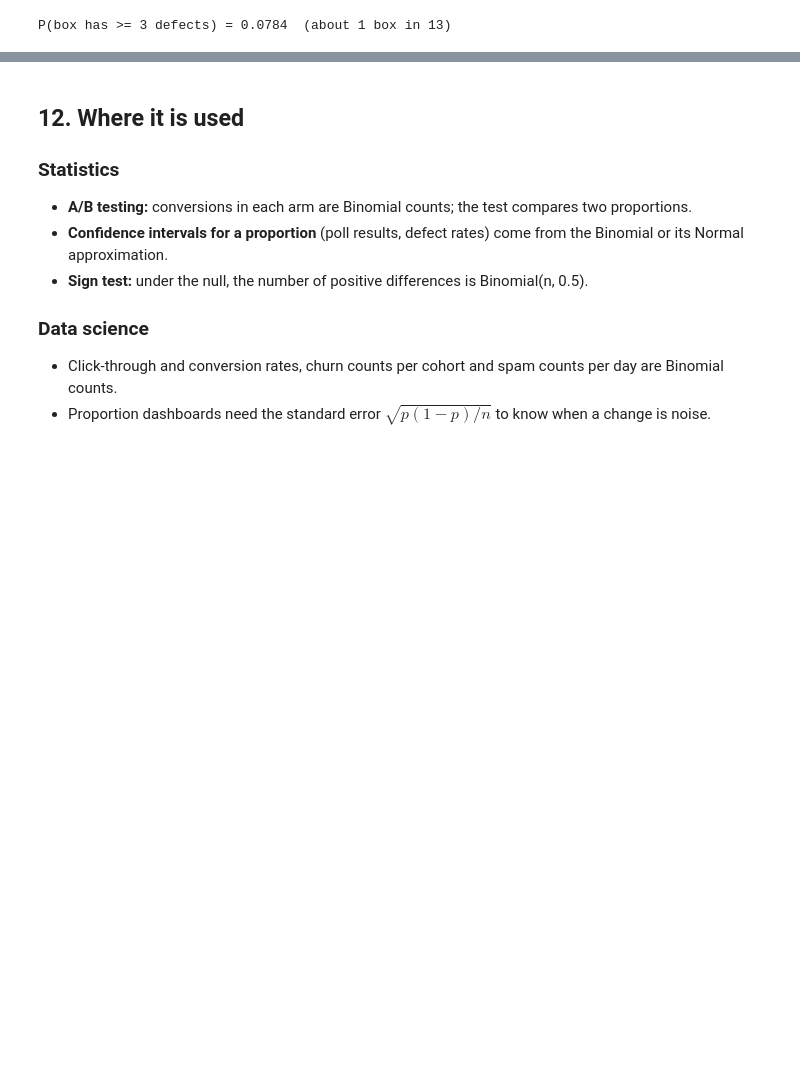
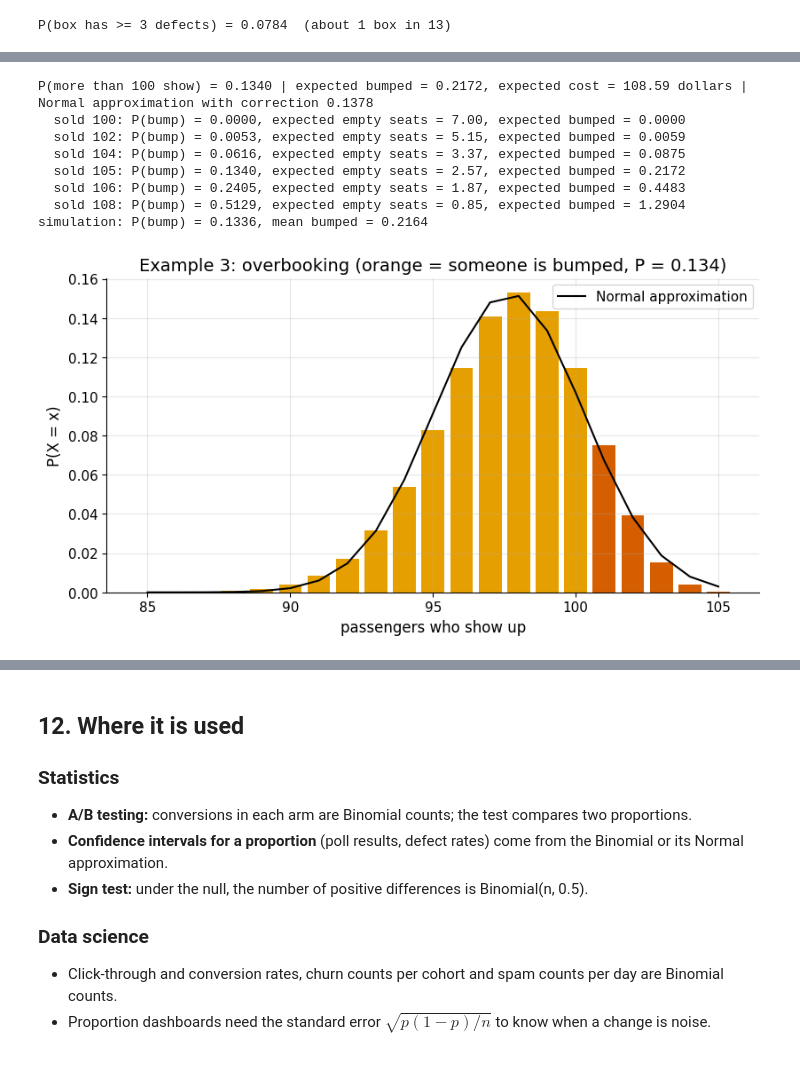
Before and after one commit to AhmedMostafaAttiaaa/distributions-irl, a Jupyter notebook: module_01_discrete/notebooks/01_01_bernoulli_binomial.ipynb, the cells around one changed output, grey strips where cells are left out. Drawn from its saved outputs; the diff is of its cells as text; code cells hidden in the pictures; blank space fills up the shorter version.

```diff
--- a/module_01_discrete/notebooks/01_01_bernoulli_binomial.ipynb
+++ b/module_01_discrete/notebooks/01_01_bernoulli_binomial.ipynb
@@ -462,0 +534,28 @@ P(box has >= 3 defects) = 0.0784  (about 1 box in 13)
+# %%
+n_b, p_b, seats_b = 105, 0.93, 100
+pm_b = stats.binom(n_b, p_b)
+p_over = pm_b.sf(seats_b); ks_b = np.arange(seats_b + 1, n_b + 1)
+exp_bumped = np.sum((ks_b - seats_b) * pm_b.pmf(ks_b)); cost_b = 500 * exp_bumped
+p_norm_b = stats.norm.sf(seats_b + 0.5, n_b * p_b, np.sqrt(n_b * p_b * (1 - p_b)))
+print(f"P(more than 100 show) = {p_over:.4f} | expected bumped = {exp_bumped:.4f}, expected cost = {cost_b:.2f} dollars | Normal approximation with correction {p_norm_b:.4f}")
+for sold in (100, 102, 104, 105, 106, 108):
+    dsold = stats.binom(sold, p_b); k_ = np.arange(seats_b + 1, sold + 1)
+    print(f"  sold {sold}: P(bump) = {dsold.sf(seats_b):.4f}, expected empty seats = {np.sum((seats_b - np.arange(0, seats_b + 1)) * dsold.pmf(np.arange(0, seats_b + 1))):.2f}, expected bumped = {np.sum((k_ - seats_b) * dsold.pmf(k_)) if len(k_) else 0:.4f}")
+assert abs(p_over - 0.14) < 0.02 and abs(p_norm_b - p_over) < 0.03
+shows_b = np.random.default_rng(8).binomial(n_b, p_b, 500_000)
+print(f"simulation: P(bump) = {np.mean(shows_b > seats_b):.4f}, mean bumped = {np.mean(np.maximum(shows_b - seats_b, 0)):.4f}")
+assert abs(np.mean(shows_b > seats_b) - p_over) < 0.004
+xs_b = np.arange(85, 106); fig, ax = plt.subplots(figsize=(9.5, 4.6))
+ax.bar(xs_b, pm_b.pmf(xs_b), color=[SIM if x <= seats_b else HIGHLIGHT for x in xs_b]); ax.plot(xs_b, stats.norm.pdf(xs_b, n_b * p_b, np.sqrt(n_b * p_b * (1 - p_b))), color="black", label="Normal approximation")
+ax.set_xlabel("passengers who show up"); ax.set_ylabel("P(X = x)"); ax.set_title(f"Example 3: overbooking (orange = someone is bumped, P = {p_over:.3f})"); ax.legend()
+plt.show()
+# %% [output]
+P(more than 100 show) = 0.1340 | expected bumped = 0.2172, expected cost = 108.59 dollars | Normal approximation with correction 0.1378
+  sold 100: P(bump) = 0.0000, expected empty seats = 7.00, expected bumped = 0.0000
+  sold 102: P(bump) = 0.0053, expected empty seats = 5.15, expected bumped = 0.0059
+  sold 104: P(bump) = 0.0616, expected empty seats = 3.37, expected bumped = 0.0875
+  sold 105: P(bump) = 0.1340, expected empty seats = 2.57, expected bumped = 0.2172
+  sold 106: P(bump) = 0.2405, expected empty seats = 1.87, expected bumped = 0.4483
+  sold 108: P(bump) = 0.5129, expected empty seats = 0.85, expected bumped = 1.2904
+simulation: P(bump) = 0.1336, mean bumped = 0.2164
+[figure, added]
```
Also changed, not shown: parts of 11 cells of this notebook.
